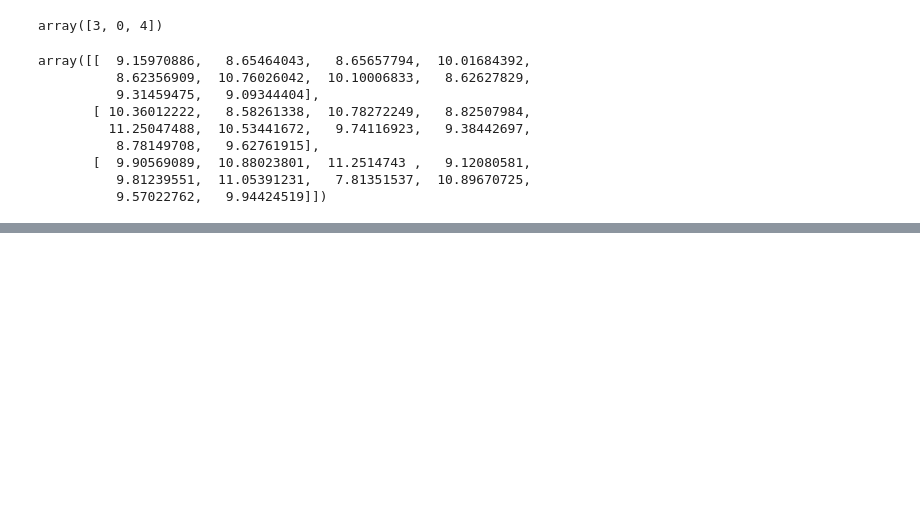
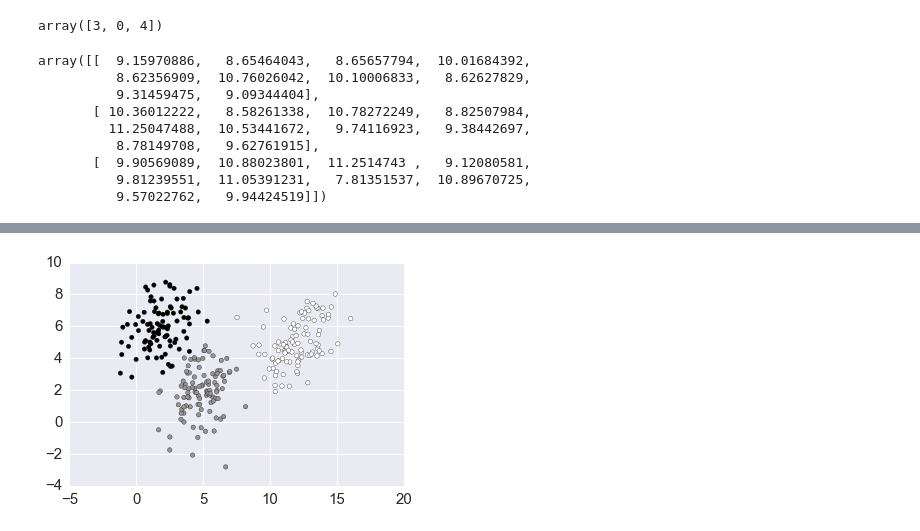
Before and after one commit to Mengrun/Sta_663_Statistical_Computation_Final_Project, a Jupyter notebook: Progress_Report_1.ipynb, the cells around one changed output, grey strips where cells are left out. Saved outputs shown, nothing was run; the diff lists cells and outputs as text; code cells hidden in the pictures; blank space fills up the shorter version.

```diff
--- a/Progress_Report_1.ipynb
+++ b/Progress_Report_1.ipynb
@@ -241,0 +275,3 @@ array([[  9.15970886,   8.65464043,   8.65657794,  10.01684392,
+# %%
+%%time
+init = kmeansparallel(data[:,0:2], 3, 2)
@@ -241,0 +300,4 @@ array([[  9.15970886,   8.65464043,   8.65657794,  10.01684392,
+# %%
+plt.scatter(data[:,0], data[:,1], c=y_pred_kmeans_plus_scalable);
+# %% [output]
+[figure, added]
```
Also changed, not shown: parts of 15 cells of this notebook.
